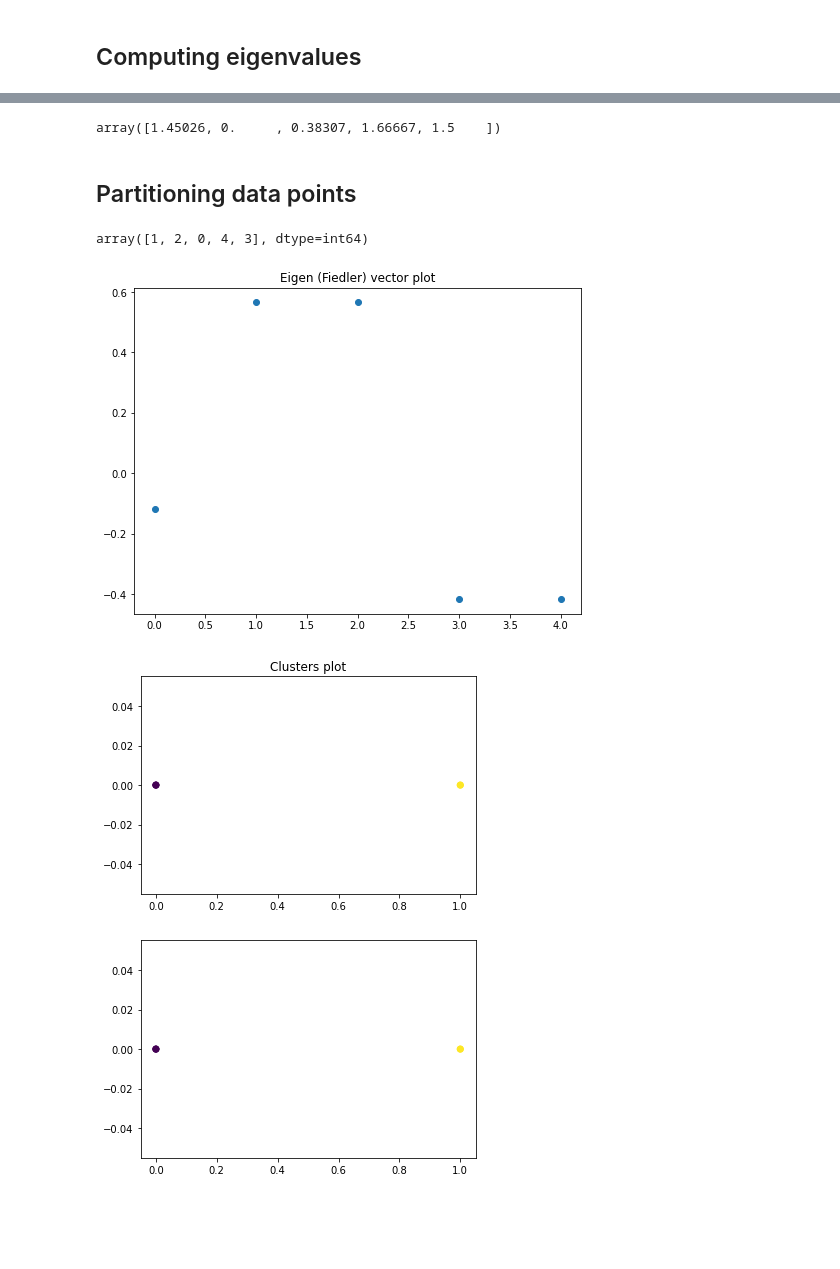
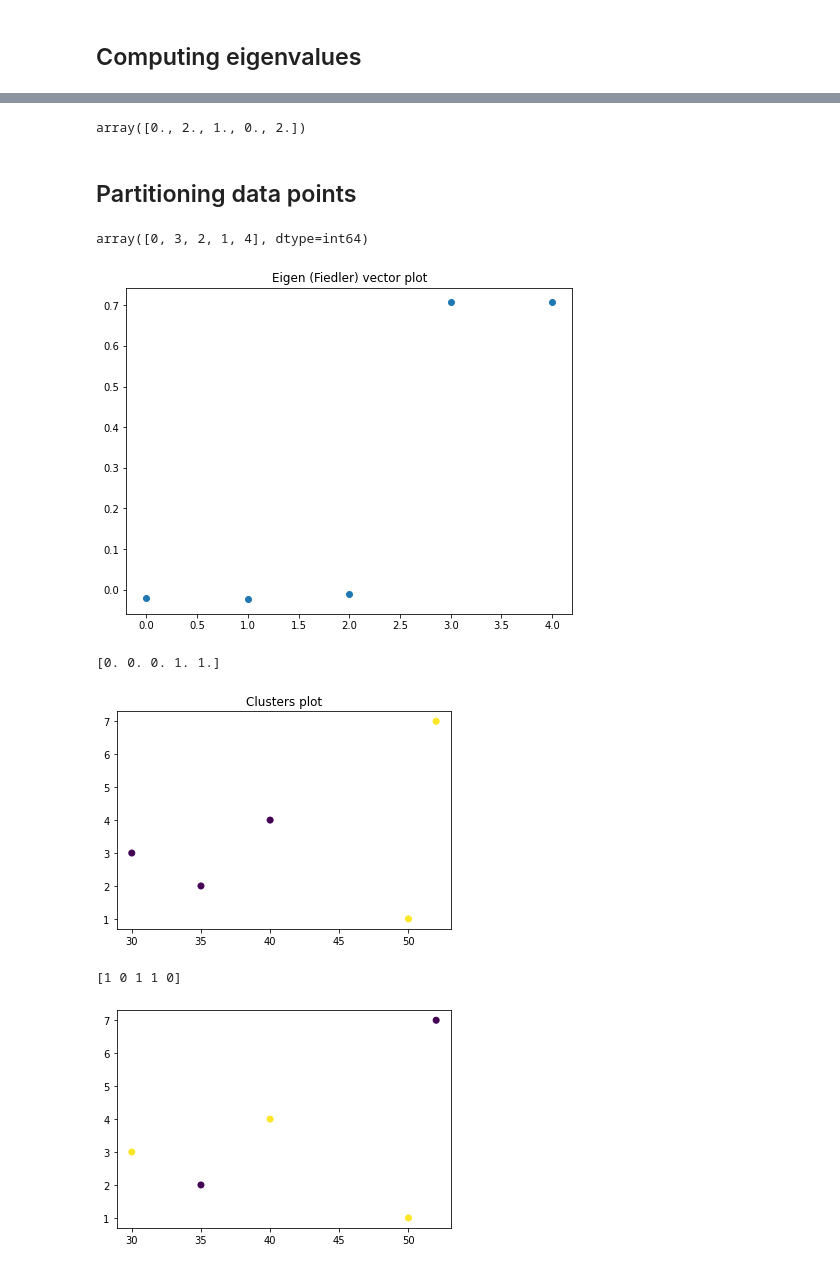
Before and after one commit to owuordickson/spectral_gp, a Jupyter notebook: spectral_gp.ipynb, the cells around one changed output, grey strips where cells are left out. Saved outputs shown, nothing was run; the diff lists cells and outputs as text; code cells hidden in the pictures; blank space fills up the shorter version.

```diff
--- a/spectral_gp.ipynb
+++ b/spectral_gp.ipynb
@@ -82,10 +87,13 @@ array([[0, 0, 0, 0, 0],
 Based on connectivity (0 or 1)
 # %%
 # Constructing K-nearest neighbors graph
-X = X2
-n_neighbors = 2
+X = features[:, 0:2] #X2
+n_neighbors = 4
 knn_dist_graph = kneighbors_graph(X=X,
                                  n_neighbors=n_neighbors,
-                                 mode='connectivity')
+                                 mode='distance')
+                                 #mode='connectivity')
+print(X)
+print("\n")
 knn_dist_graph.todense()#[0][:,:50]
 # %% [output]
@@ -188,7 +226,7 @@ e_rounded_off = e.round(5)
 e_rounded_off[e_rounded_off == 0].shape
 e_rounded_off
 # %% [output]
-array([1.45026, 0.     , 0.38307, 1.66667, 1.5    ])
+array([0., 2., 1., 0., 2.])
 # %%
 # No. of connected components
 #nx.number_connected_components(nx_graph)
@@ -198,7 +236,7 @@ array([1.45026, 0.     , 0.38307, 1.66667, 1.5    ])
 sorted_idxs = np.argsort(e_rounded_off)
 sorted_idxs
 # %% [output]
-array([1, 2, 0, 4, 3], dtype=int64)
+array([0, 3, 2, 1, 4], dtype=int64)
 # %%
 # Using Fiedler vector (Obtained from eigenvalue)
 
@@ -211,7 +249,7 @@ plt.scatter(np.arange(data_size), evecs[:,fiedler_index].tolist())
 plt.title("Eigen (Fiedler) vector plot")
 plt.show()
 # %% [output]
-[figure, old version]
+[figure, new version]
 # %%
 fiedler_vector = evecs[:,fiedler_index].copy()
 
@@ -219,17 +257,23 @@ fiedler_vector = evecs[:,fiedler_index].copy()
 fiedler_vector[fiedler_vector < 0.0] = 0
 fiedler_vector[fiedler_vector > 0.0] = 1
 new_labels = np.asarray(fiedler_vector)[:,0]
+print(new_labels)
+
 # Plot cluster result
 plt.scatter(X[:,0], X[:,1], c=new_labels.astype(float))
 plt.title("Clusters plot")
 plt.show()
 # %% [output]
+[0. 0. 0. 1. 1.]
-[figure, old version]
+[figure, new version]
 # %%
 # Using KMeans clustering (NOT VERY  ACCURATE)
 num_clusters = 2
-kmean_labels = KMeans(n_clusters=num_clusters).fit_predict(X)
+kmean_labels = KMeans(n_clusters=num_clusters).fit_predict(L_norm)
+print(kmean_labels)
+
 plt.scatter(X[:,0], X[:,1], c=kmean_labels.astype(float))
 plt.show()
 # %% [output]
+[1 0 1 1 0]
-[figure, old version]
+[figure, new version]
```
Also changed, not shown: parts of 12 cells of this notebook.
